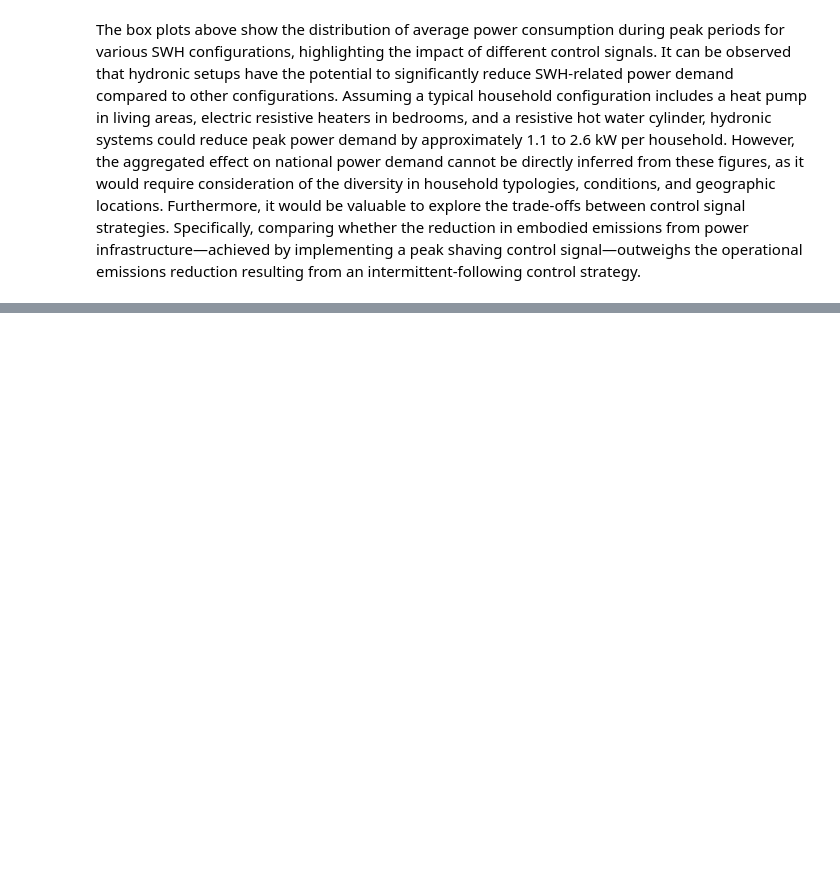
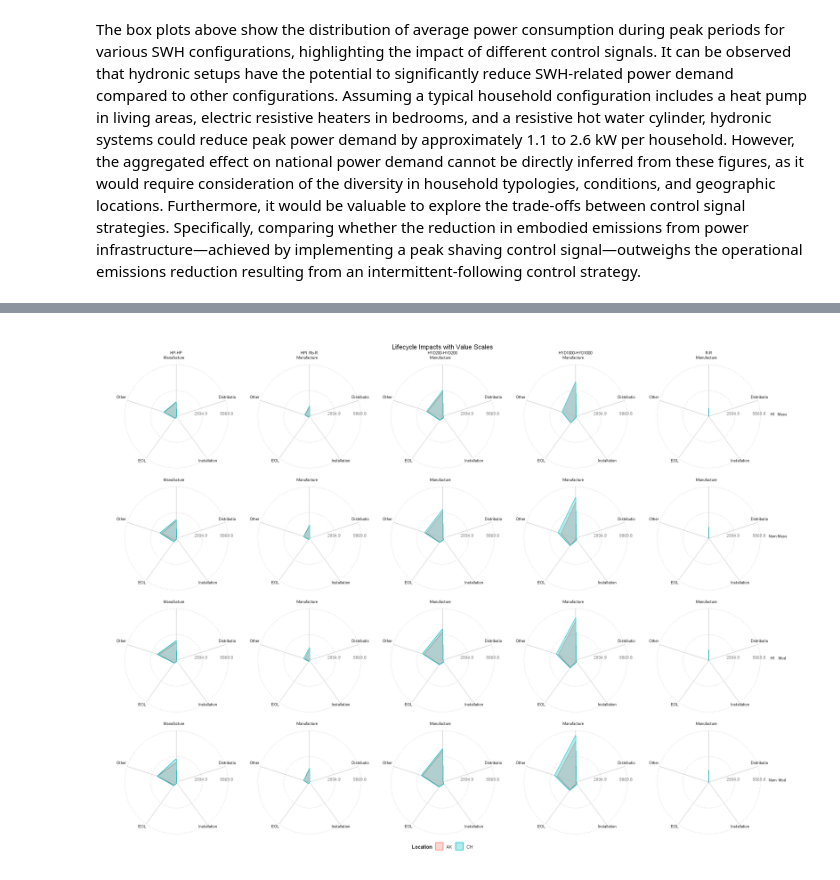
Before and after one commit to pxgo17/EECA_SWH_LCA, a Jupyter notebook: scripts/results_processing/SWH_LCA_results.ipynb, the cells around one changed output, grey strips where cells are left out. Cells and saved outputs as stored; diff of their text form; code cells hidden in the pictures; blank space fills up the shorter version.

```diff
--- a/scripts/results_processing/SWH_LCA_results.ipynb
+++ b/scripts/results_processing/SWH_LCA_results.ipynb
@@ -425,0 +467,74 @@ Furthermore, it would be valuable to explore the trade-offs between control sign
+# %%
+ggplot() +
+  # Background scale circles
+  geom_path(
+    data = scale_circles,
+    aes(x = x, y = y, group = value),
+    color = "gray80",
+    linetype = "dashed",
+    size = 0.3
+  ) +
+  # Scale value labels
+  geom_text(
+    data = scale_circles %>%
+      filter(angle == 0) %>%
+      distinct(value, label),
+    aes(x = value, y = 0, label = label),
+    hjust = 0.6,
+    vjust = -0.5,
+    size = 3,
+    color = "gray40"
+  ) +
+  # Filled polygons - NOW WORKING PROPERLY
+  geom_polygon(
+    data = df_polygons,
+    aes(x = x, y = y,
+        group = interaction(Loc_code, house_type, insulation, SH_DW_code),
+        fill = Loc_code,
+        color = Loc_code),
+    alpha = 0.3,  # Transparency
+    size = 0.8
+  ) +
+  # Axis spokes
+  geom_segment(
+    data = data.frame(
+      x = 0, y = 0,
+      xend = common_max * sin(angles),
+      yend = common_max * cos(angles)
+    ),
+    aes(x = x, y = y, xend = xend, yend = yend),
+    color = "gray70",
+    size = 0.3
+  ) +
+  # Axis labels
+  geom_text(
+    data = data.frame(
+      x = 1.1 * common_max * sin(angles),
+      y = 1.1 * common_max * cos(angles),
+      label = levels(radar_long$Lifecycle_Stage)
+    ),
+    aes(x = x, y = y, label = label),
+    hjust = 0.6,
+    vjust = -0.2,
+    size = 2.8
+  ) +
+  facet_grid(
+    rows = vars(house_type, insulation),
+    cols = vars(SH_DW_code)
+  ) +
+  coord_fixed() +
+  theme_void() +
+  labs(
+    title = "Lifecycle Impacts with Value Scales",
+    fill = "Location",
+    color = "Location"
+  ) +
+  theme(
+    legend.position = "bottom",
+    strip.text = element_text(size = 8),
+    plot.title = element_text(hjust = 0.5),
+    panel.spacing.x = unit(2, "lines"),   # Increased spacing between facets
+    plot.margin = margin(25, 25, 25, 25)  # Add more space around the plot
+  )
+# %% [output]
+[figure, added]
```
Also changed, not shown: parts of 9 cells of this notebook, 16 other files.
